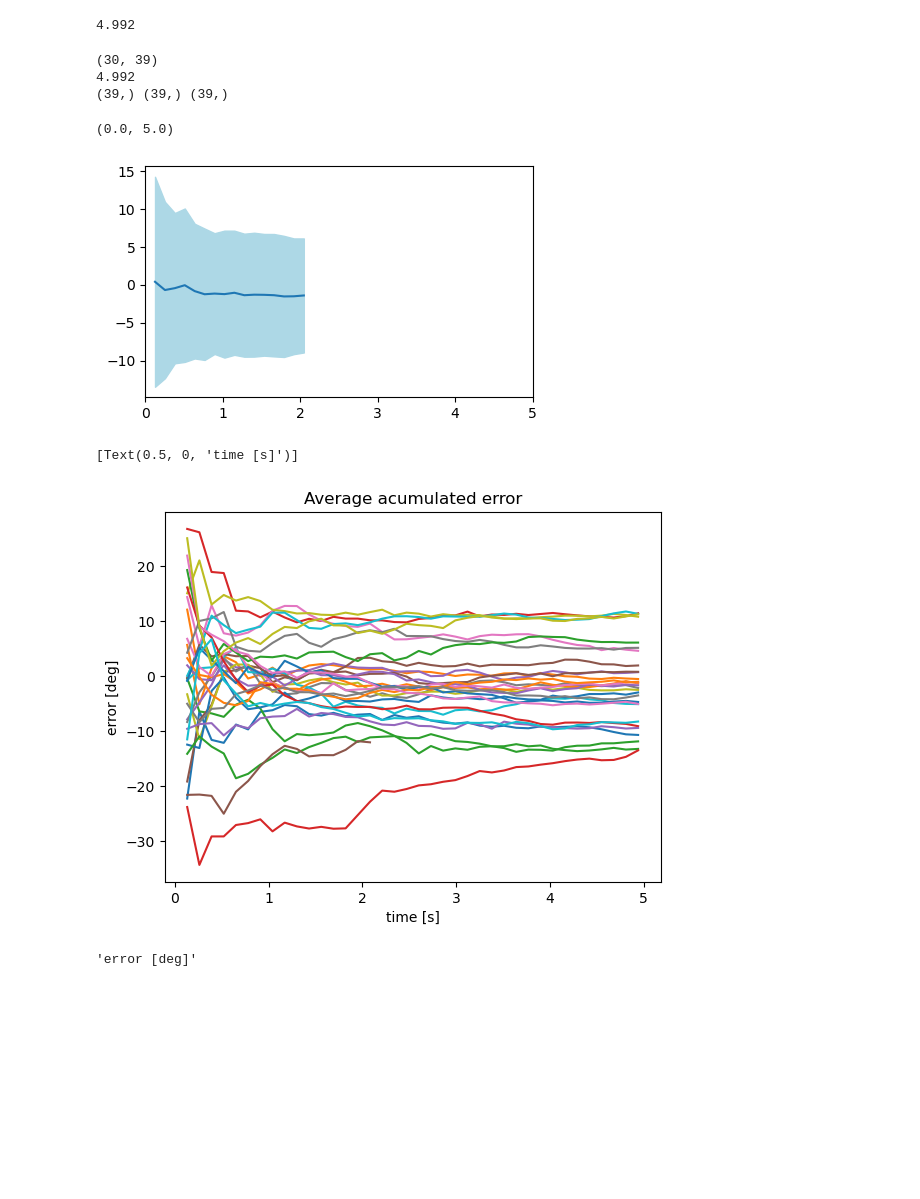
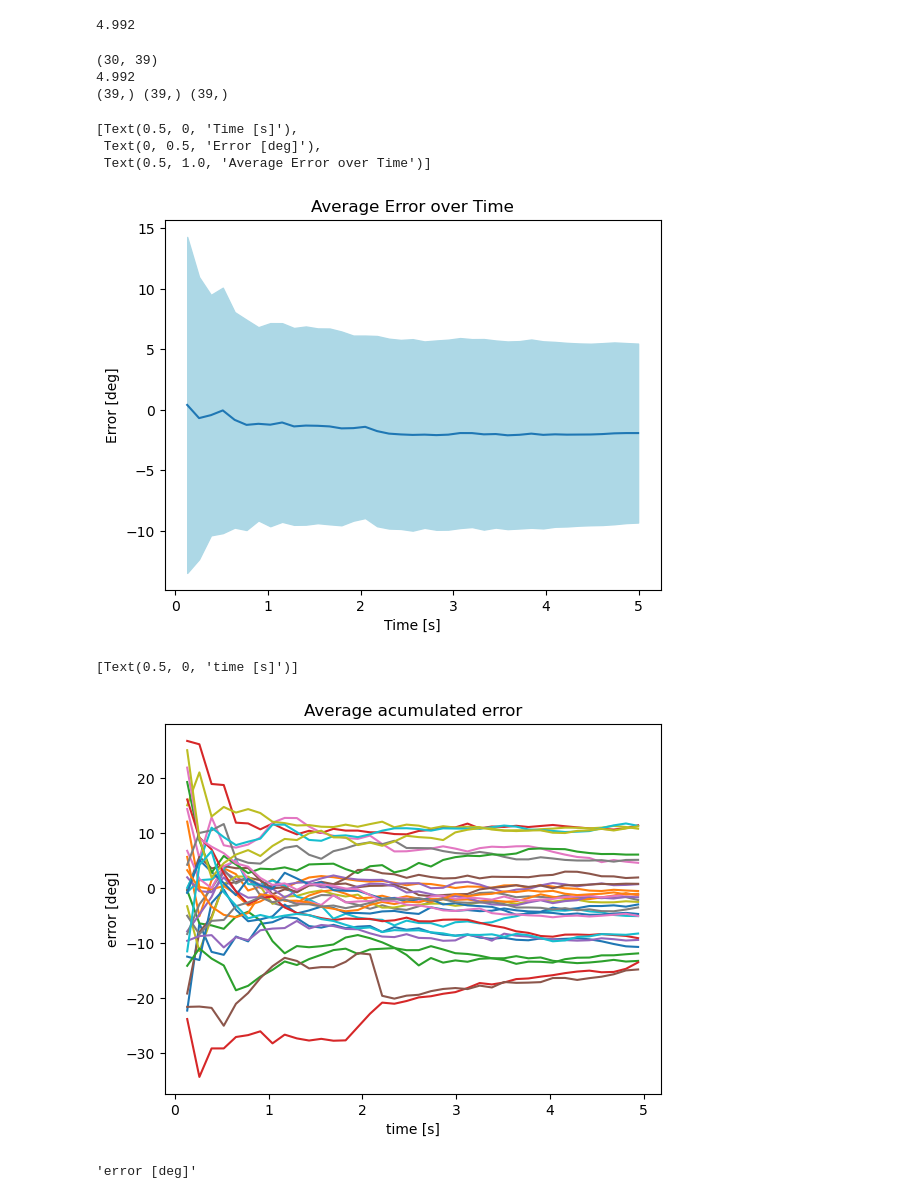
Before and after one commit to Tilman-Burghoff/acoustic-sensing, a Jupyter notebook: experiment2/data_exploration.ipynb, the cells around one changed output. Drawn from its saved outputs; the diff is of its cells as text; code cells hidden in the pictures; blank space fills up the shorter version.

```diff
--- a/experiment2/data_exploration.ipynb
+++ b/experiment2/data_exploration.ipynb
@@ -218,25 +218,30 @@ outputlength
 split_intooutputlength / SR
 # %% [output]
 4.992
+# %%
+deg_preds = np.rad2deg(clf.predict(X_test))
 # %%
-f, ax = plt.subplots(figsize=(5,3))
+#f, ax = plt.subplots(figsize=(5,3))
 cumulative_avg = (np.cumsum((deg_preds - np.rad2deg(y_test)).reshape(-1, split_into), axis=1)/(np.arange(split_into)+1)[None, :])
 print(cumulative_avg.shape)
 avg_cumsum = np.average(cumulative_avg, axis=0)
 std_cumsum = np.std(cumulative_avg, axis=0)
 x_time = np.arange(1, split_into+1) * outputlength / SR
 print(x_time[-1])
 print(x_time.shape, avg_cumsum.shape, std_cumsum.shape)
 
-ax.fill_between(x_time, avg_cumsum-std_cumsum, avg_cumsum+std_cumsum, color="lightblue")
-ax.plot(x_time, avg_cumsum)
-plt.xlim((0,5))
+plt.fill_between(x_time, avg_cumsum-std_cumsum, avg_cumsum+std_cumsum, color="lightblue")
+plt.plot(x_time, avg_cumsum)
+
+plt.gca().set(xlabel="Time [s]", ylabel="Error [deg]", title="Average Error over Time")
 # %% [output]
 (30, 39)
 4.992
 (39,) (39,) (39,)
-(0.0, 5.0)
+[Text(0.5, 0, 'Time [s]'),
+ Text(0, 0.5, 'Error [deg]'),
+ Text(0.5, 1.0, 'Average Error over Time')]
-[figure, old version]
+[figure, new version]
 # %%
 for j in range(30):
     plt.plot(np.arange(split_into) * 0.13, [np.average((deg_preds.reshape(-1, split_into) - np.rad2deg(y_test).reshape(-1, split_into))[j, :i]) for i in range(split_into)])
@@ -246,7 +251,7 @@ plt.ylabel("error [deg]")
 plt.gca().set(xlabel="time [s]")
 # %% [output]
 [Text(0.5, 0, 'time [s]')]
-[figure, old version]
+[figure, new version]
 # %%
 plt.xlabel
 # %% [output]
```
Also changed, not shown: parts of 8 cells of this notebook.
